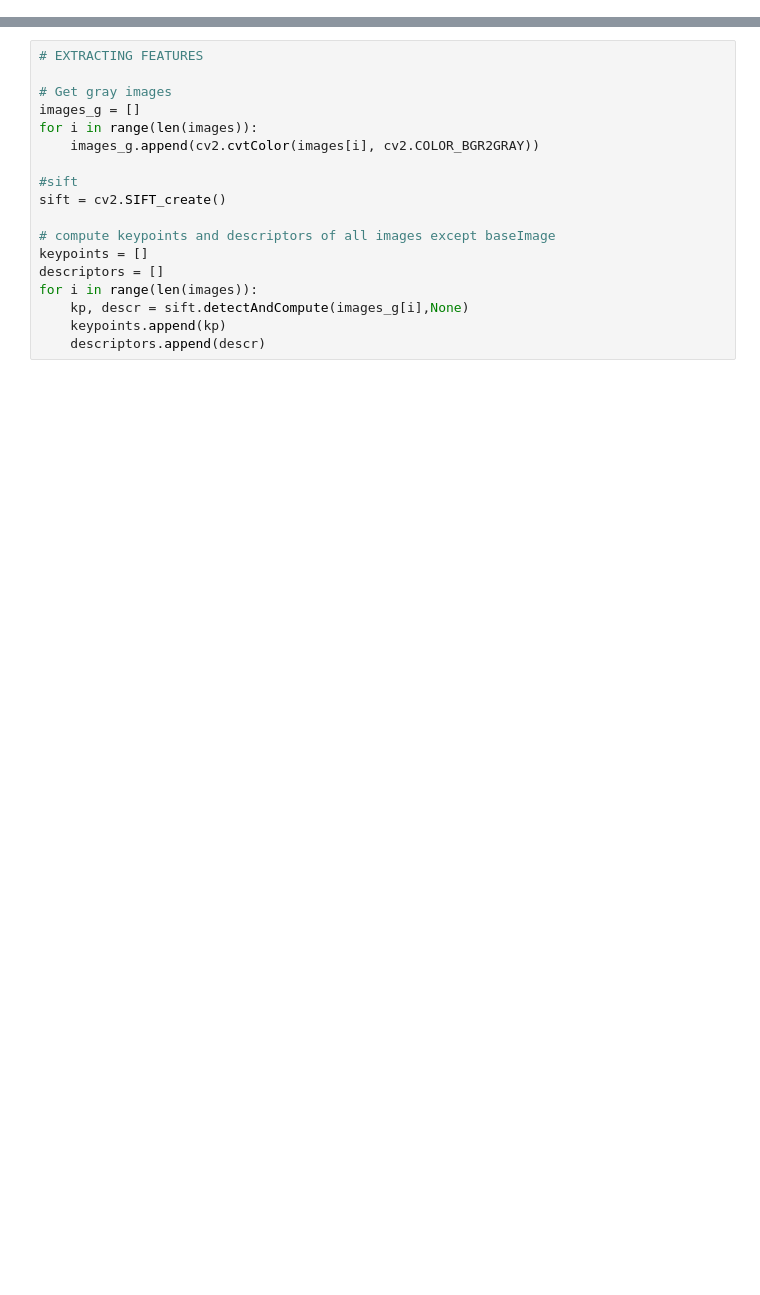
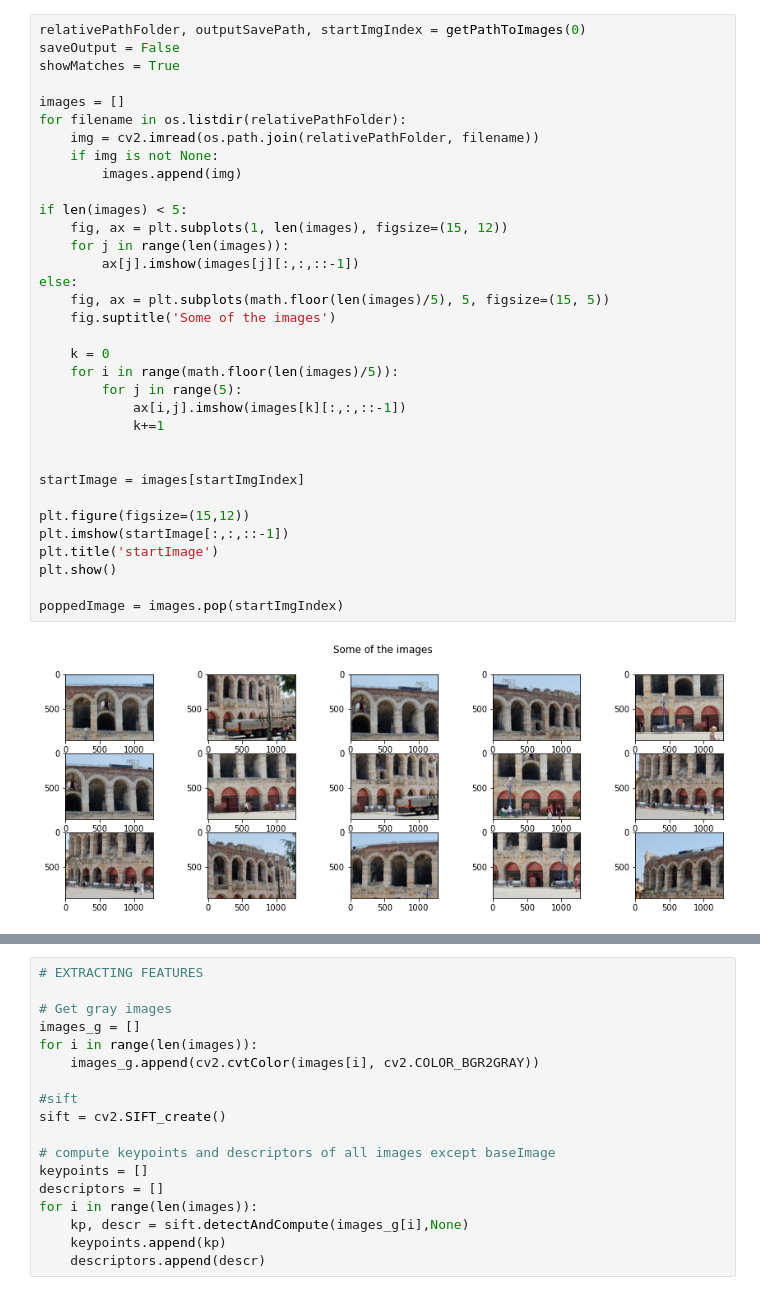
Before and after one commit to nicolamarchiotto/2D-Image-Stiching, a Jupyter notebook: main.ipynb, the cells around one changed output, grey strips where cells are left out. Drawn from its saved outputs; the diff is of its cells as text; blank space fills up the shorter version.

```diff
--- a/main.ipynb
+++ b/main.ipynb
@@ -50,0 +195,36 @@ dimenticaXk = images.pop(startImgIndex)
+# %%
+relativePathFolder, outputSavePath, startImgIndex = getPathToImages(0)
+saveOutput = False
+showMatches = True
+
+images = []
+for filename in os.listdir(relativePathFolder):
+    img = cv2.imread(os.path.join(relativePathFolder, filename))
+    if img is not None:
+        images.append(img)
+
+if len(images) < 5:
+    fig, ax = plt.subplots(1, len(images), figsize=(15, 12))
+    for j in range(len(images)):
+        ax[j].imshow(images[j][:,:,::-1])
+else:
+    fig, ax = plt.subplots(math.floor(len(images)/5), 5, figsize=(15, 5))
+    fig.suptitle('Some of the images')
+
+    k = 0
+    for i in range(math.floor(len(images)/5)):
+        for j in range(5):
+            ax[i,j].imshow(images[k][:,:,::-1])
+            k+=1
+
+
+startImage = images[startImgIndex]
+
+plt.figure(figsize=(15,12))
+plt.imshow(startImage[:,:,::-1])
+plt.title('startImage')
+plt.show()
+
+poppedImage = images.pop(startImgIndex)
+# %% [output]
+[figure, added]
```
Also changed, not shown: parts of 5 cells of this notebook, 7 other files.
